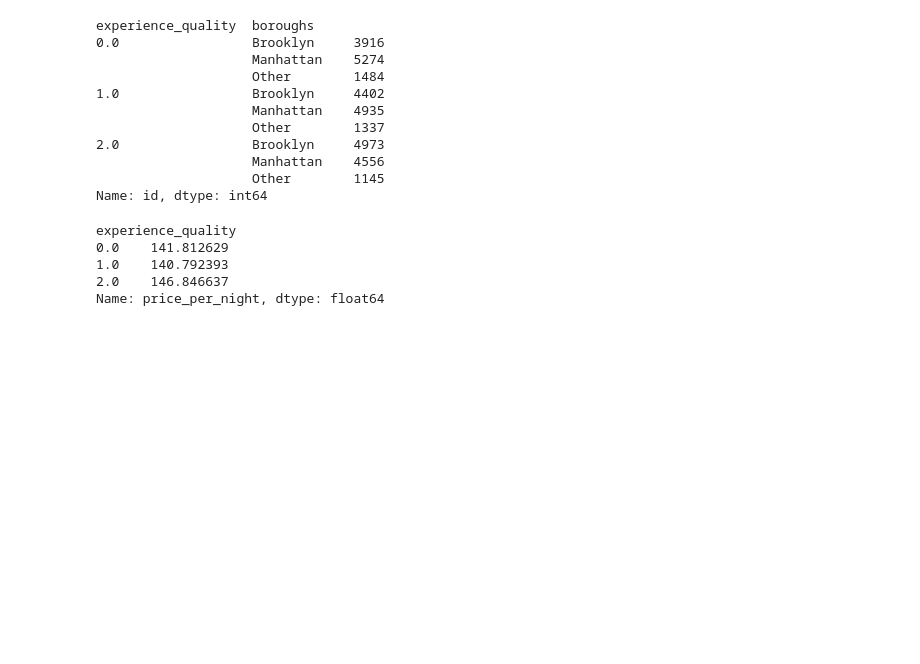
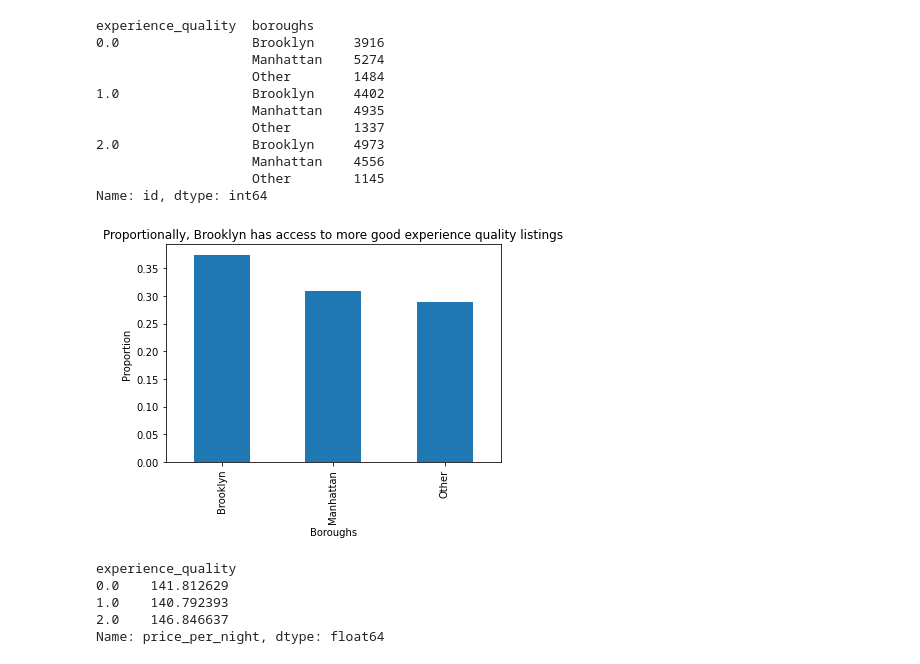
Before and after one commit to schoe4208/Airbnb-NYC-Predictive-Analysis, a Jupyter notebook: airbnb_notebook.ipynb, the cells around one changed output. Drawn from its saved outputs; the diff is of its cells as text; code cells hidden in the pictures; blank space fills up the shorter version.

Commit message:
updated notebook with text for each sections

```diff
--- a/airbnb_notebook.ipynb
+++ b/airbnb_notebook.ipynb
@@ -1007,6 +810,25 @@ experience_quality  boroughs
                     Manhattan    4556
                     Other        1145
 Name: id, dtype: int64
+# %%
+# Calculate the total count for each borough
+total_count = df_nyc_clean.groupby('boroughs')['id'].count()
+
+# Calculate the proportion of experience quality '2.0' for each borough
+experience_2_count = df_nyc_clean[df_nyc_clean['experience_quality'] == 2.0].groupby('boroughs')['id'].count()
+proportion_2 = experience_2_count / total_count
+
+# Sort the proportions in descending order
+proportion_2_sorted = proportion_2.sort_values(ascending=False)
+
+# Plot the bar chart
+proportion_2_sorted.plot(kind='bar')
+plt.xlabel('Boroughs')
+plt.ylabel('Proportion')
+plt.title("Proportionally, Brooklyn has access to more good experience quality listings")
+plt.show()
+# %% [output]
+[figure, added]
 # %%
 #We are looking at average price per night by experience quality
 
```
Also changed, not shown: parts of 73 cells of this notebook.
